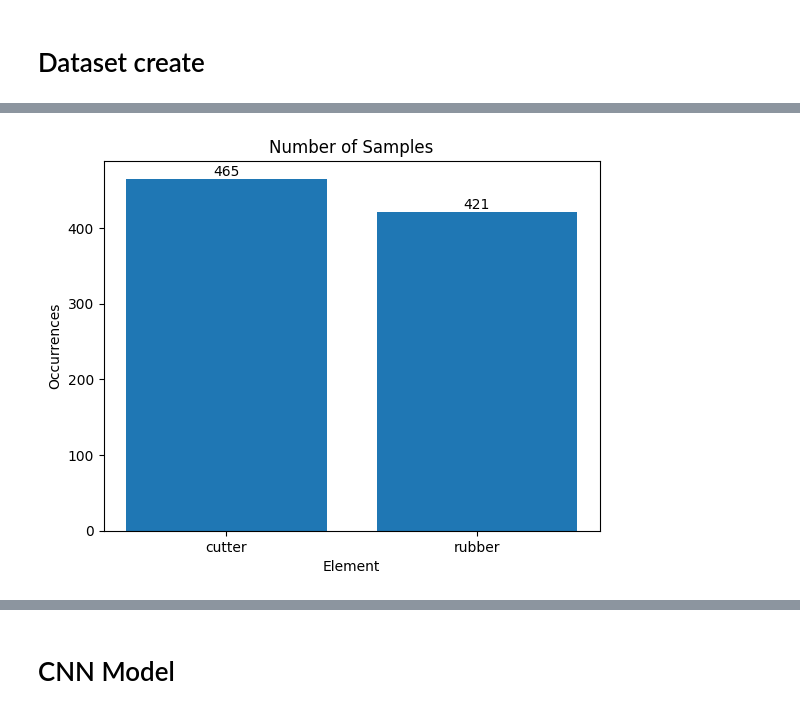
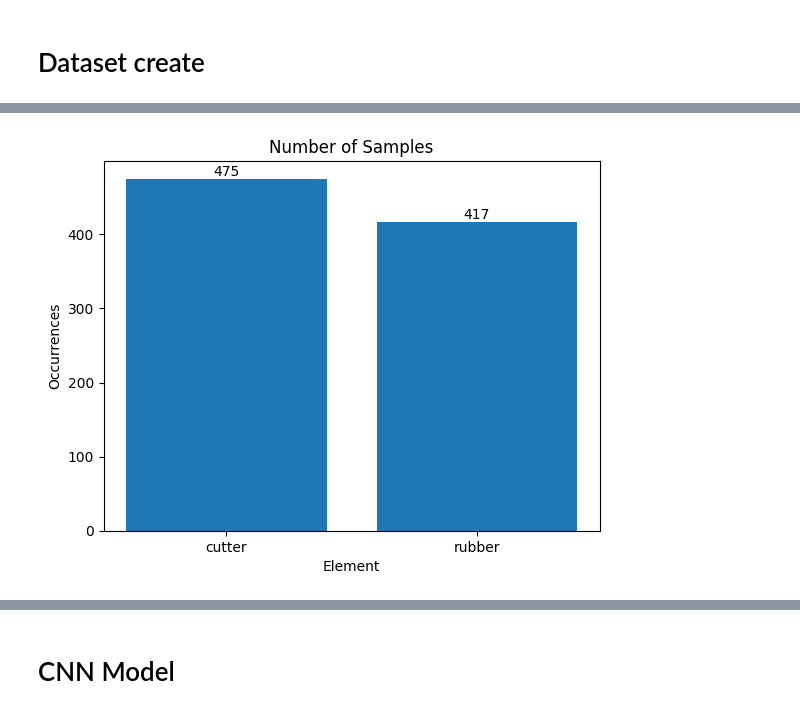
Before and after one commit to MeSagor/Artificial-Intelligence-Lab, a Jupyter notebook: Classification/a.ipynb, the cells around one changed output, grey strips where cells are left out. Drawn from its saved outputs; the diff is of its cells as text; code cells hidden in the pictures.

```diff
--- a/Classification/a.ipynb
+++ b/Classification/a.ipynb
@@ -79,16 +126,21 @@ Labels shape: (886,)
 # %%
+
+labels = np.concatenate((train_labels, test_labels, val_labels))
 
 values, counts = np.unique(labels, return_counts=True)
 
 plt.bar(values, counts)
 plt.xlabel('Element')
 plt.ylabel('Occurrences')
 plt.title('Number of Samples')
 
 for i, count in enumerate(counts):
     plt.text(values[i], count, str(count), ha='center', va='bottom')
 
 plt.xticks(values, ['cutter', 'rubber'])
+
+# plt.savefig('total_samples.png')
+
 plt.show()
 # %% [output]
-[figure, old version]
+[figure, new version]
```
Also changed, not shown: parts of 15 cells of this notebook.
